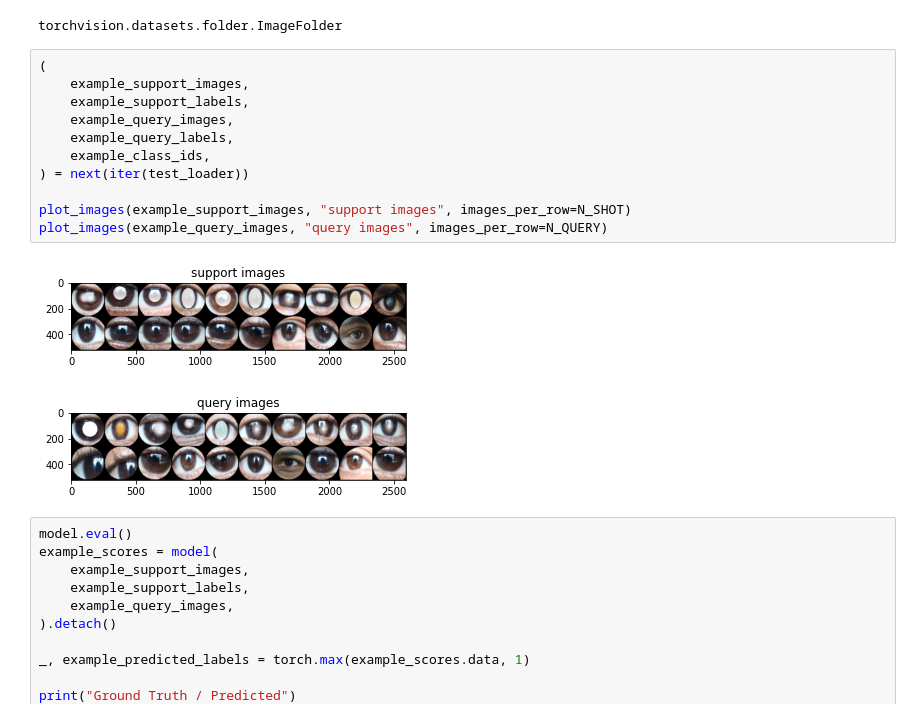
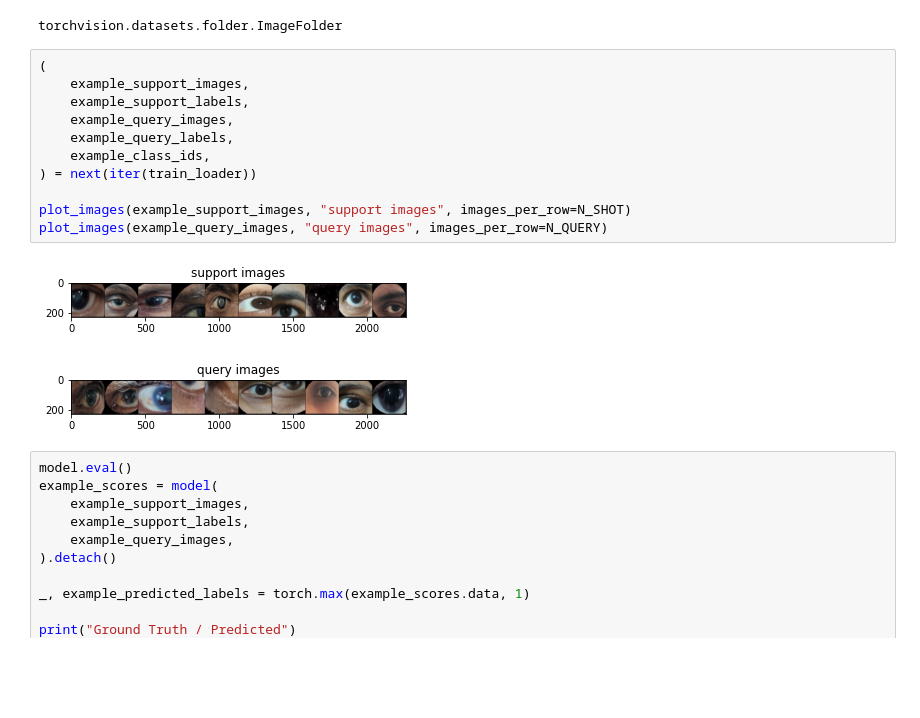
Before and after one commit to Owaiskhan2843/few_shot_learning, a Jupyter notebook: few_shot_predicition.ipynb, the cells around one changed output. Drawn from its saved outputs; the diff is of its cells as text; blank space fills up the shorter version.

```diff
--- a/few_shot_predicition.ipynb
+++ b/few_shot_predicition.ipynb
@@ -149,17 +149,17 @@ torchvision.datasets.folder.ImageFolder
 # %%
 (
     example_support_images,
     example_support_labels,
     example_query_images,
     example_query_labels,
     example_class_ids,
-) = next(iter(test_loader))
+) = next(iter(train_loader))
 
 plot_images(example_support_images, "support images", images_per_row=N_SHOT)
 plot_images(example_query_images, "query images", images_per_row=N_QUERY)
 # %% [output]
-[figure, old version]
+[figure, new version]
-[figure, old version]
+[figure, new version]
 # %%
 model.eval()
 example_scores = model(
```
Also changed, not shown: parts of 2 cells of this notebook, 10 other files.
